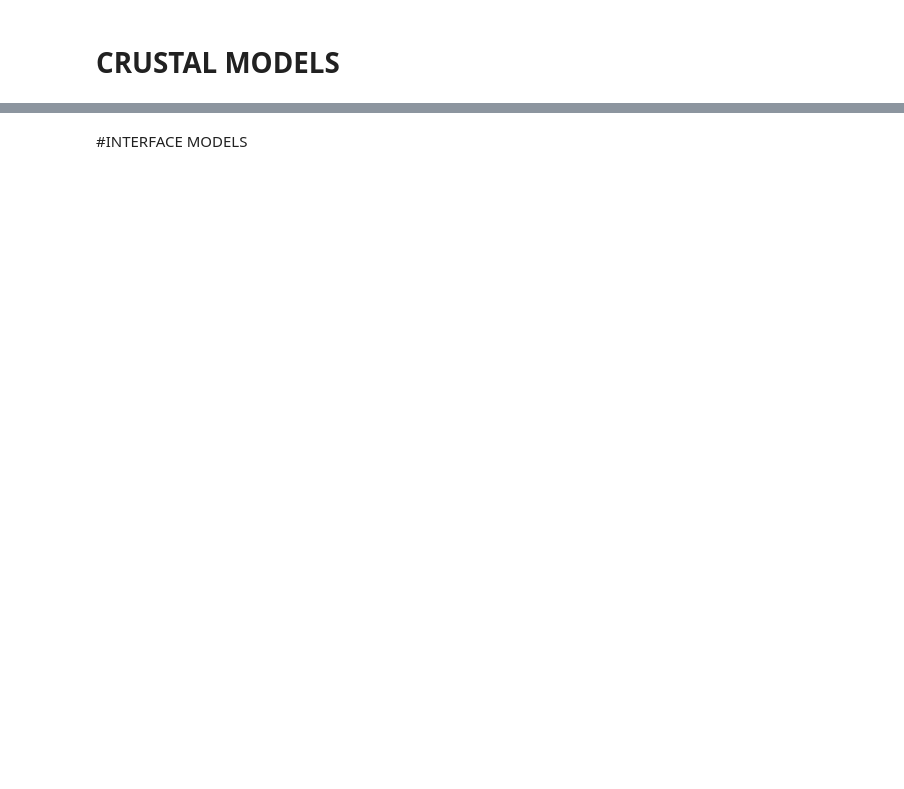
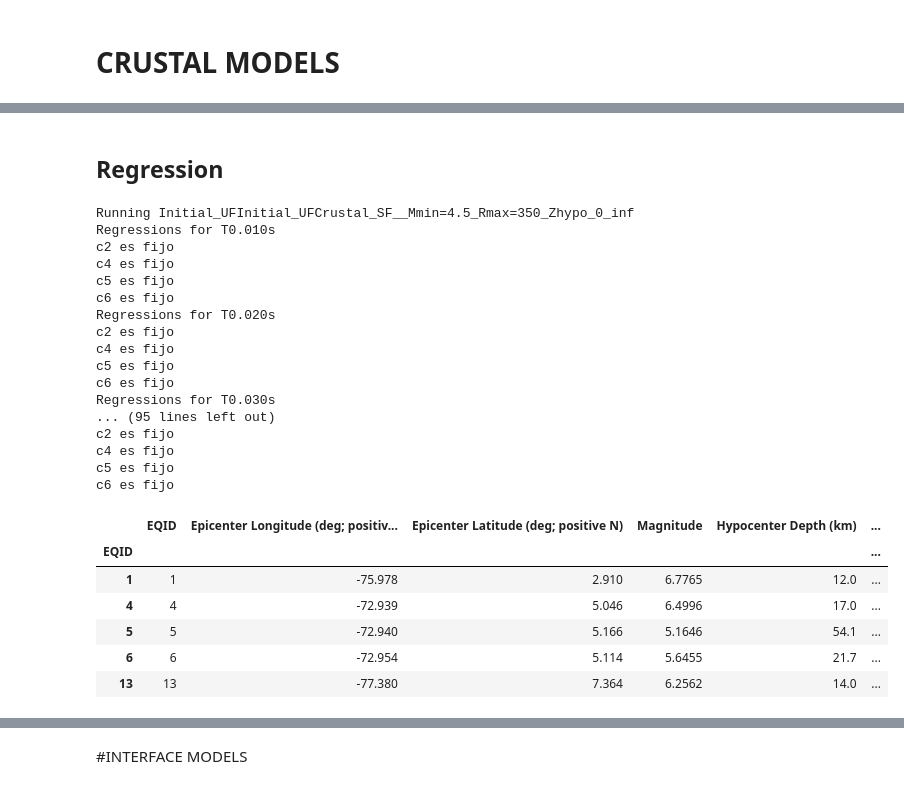
Before and after one commit to capajaro/GMMs-for-Colombia, a Jupyter notebook: Base_Control.ipynb, the cells around one changed output, grey strips where cells are left out. Drawn from its saved outputs; the diff is of its cells as text; code cells hidden in the pictures; blank space fills up the shorter version.

```diff
--- a/Base_Control.ipynb
+++ b/Base_Control.ipynb
@@ -82,0 +824,33 @@ Everything up-to-date
+# %%
+# Input Commands for Control Regression
+DataBase = pd.read_csv('/content/Flatfile_1E-4_Crustal_Filtered.csv') #Database to be used in the analysis
+St_Periods = pd.read_excel('/content/Períodos Naturales Enero 5 2021.xlsx') #Periods of the stations present in the Database
+EQ_FBA = pd.read_excel('/content/FileEQ.xlsx') #File with the Fore/Back Arc classification for each EQID
+Smooth_Coefficients = pd.read_csv('/content/Coef_smooth_Crustal.csv') # Coefficients fixed
+Soil_Smooth_Coefficients = pd.read_csv('/content/Coef_SCats_Crustal.csv') # Soils Coefficients
+coef = ['c3'] #The coefficients to be estimate
+Ambiente = 'Crustal' # Tectonic Environment
+MN = 'Initial'
+R_Max = 350 #Maximum distance considered in the analysis
+EQ_To_Exclude = [] #ID of the Earthquakes to be Excluded in the analysis
+St_To_Exclude = [] #ID of the Earthquakes to be Excluded in the analysis
+sw_UsabelFrequency = 1; MN += '_UF' if sw_UsabelFrequency else MN #Switch for take in to account Usabel Frequency
+sw_FBA_Term = 0; MN += '_FBATerm' if sw_FBA_Term else MN #Switch for take in to Fore-Back Arc
+
+MagMin = 4.5 #Minimum Mw considered in the analysis
+Mag_Filt_Threshold = 6.5 #Mw Treshold for changing the minimum number of records per event
+NRecPerEQ_lt_MT = 3 #Minimum number of records per earthquake for events with Mw < Mag_Filt_Threshold
+NRecPerEQ_gt_MT = 1 #Minimum number of records per earthquake for events with Mw > Mag_Filt_Threshold
+NRecPerSt = 3 #Minimum number of records per station
+ZhypoMin = 0
+ZhypoMax = np.inf
+
+N_St_Min = 5 #Minimum number of  station to stop the filtering
+N_EQ_Min = 5 #Minimum number of  earthquake to stop the filtering
+
+sw_SingleStation = 0  # Switch to calculate single station sigma
+sw_MonoArc = 0  # Switch for use only records in the same volcanic arc
+Periods = [0.01, 0.02, 0.03, 0.05, 0.075, 0.1, 0.15, 0.2,
+           0.25, 0.3, 0.4, 0.5, 0.75, 1, 1.5, 2, 3, 4, 5, 6, 7.5, 10] # Periods of interest for the GMM
+
+workdir = os.path.join(Repo_Path, 'Crustal')
@@ -82,0 +871,37 @@ Everything up-to-date
+# %% [markdown]
+## Regression
+# %%
+warnings.filterwarnings('ignore')
+Reg_Results = Reg_Calculations_Crustal(Ambiente, coef ,workdir, St_Periods, EQ_FBA, DataBase,
+                     Smooth_Coefficients, Soil_Smooth_Coefficients, NRecPerSt, NRecPerEQ_lt_MT,
+                     NRecPerEQ_gt_MT, MagMin, ZhypoMin, ZhypoMax,
+                     Mag_Filt_Threshold, N_St_Min, N_EQ_Min, sw_SingleStation,
+                     sw_MonoArc, Periods, R_Max, EQ_To_Exclude, St_To_Exclude)
+
+Mat_1 = Reg_Results[0]
+Mat_1.head()
+# %% [output]
+Running Initial_UFInitial_UFCrustal_SF__Mmin=4.5_Rmax=350_Zhypo_0_inf
+Regressions for T0.010s
+c2 es fijo
+c4 es fijo
+c5 es fijo
+c6 es fijo
+Regressions for T0.020s
+c2 es fijo
+c4 es fijo
+c5 es fijo
+c6 es fijo
+Regressions for T0.030s
+... (95 lines left out)
+c2 es fijo
+c4 es fijo
+c5 es fijo
+c6 es fijo
+|  | EQID | Epicenter Longitude (deg; positiv... | Epicenter Latitude (deg; positive N) | Magnitude | Hypocenter Depth (km) | ... |
+| EQID |  |  |  |  |  | ... |
+| 1 | 1 | -75.978 | 2.910 | 6.7765 | 12.0 | ... |
+| 4 | 4 | -72.939 | 5.046 | 6.4996 | 17.0 | ... |
+| 5 | 5 | -72.940 | 5.166 | 5.1646 | 54.1 | ... |
+| 6 | 6 | -72.954 | 5.114 | 5.6455 | 21.7 | ... |
+| 13 | 13 | -77.380 | 7.364 | 6.2562 | 14.0 | ... |
```
Also changed, not shown: parts of 19 cells of this notebook.
